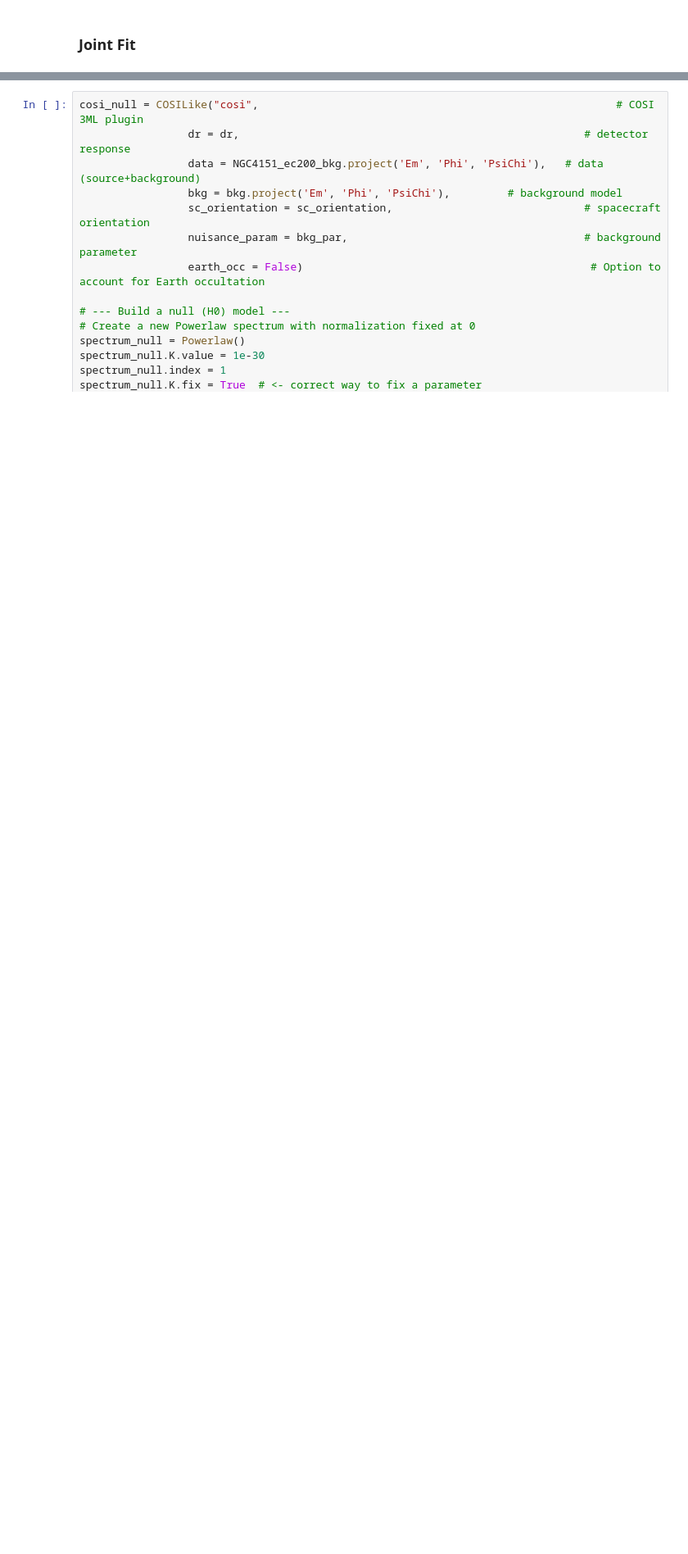
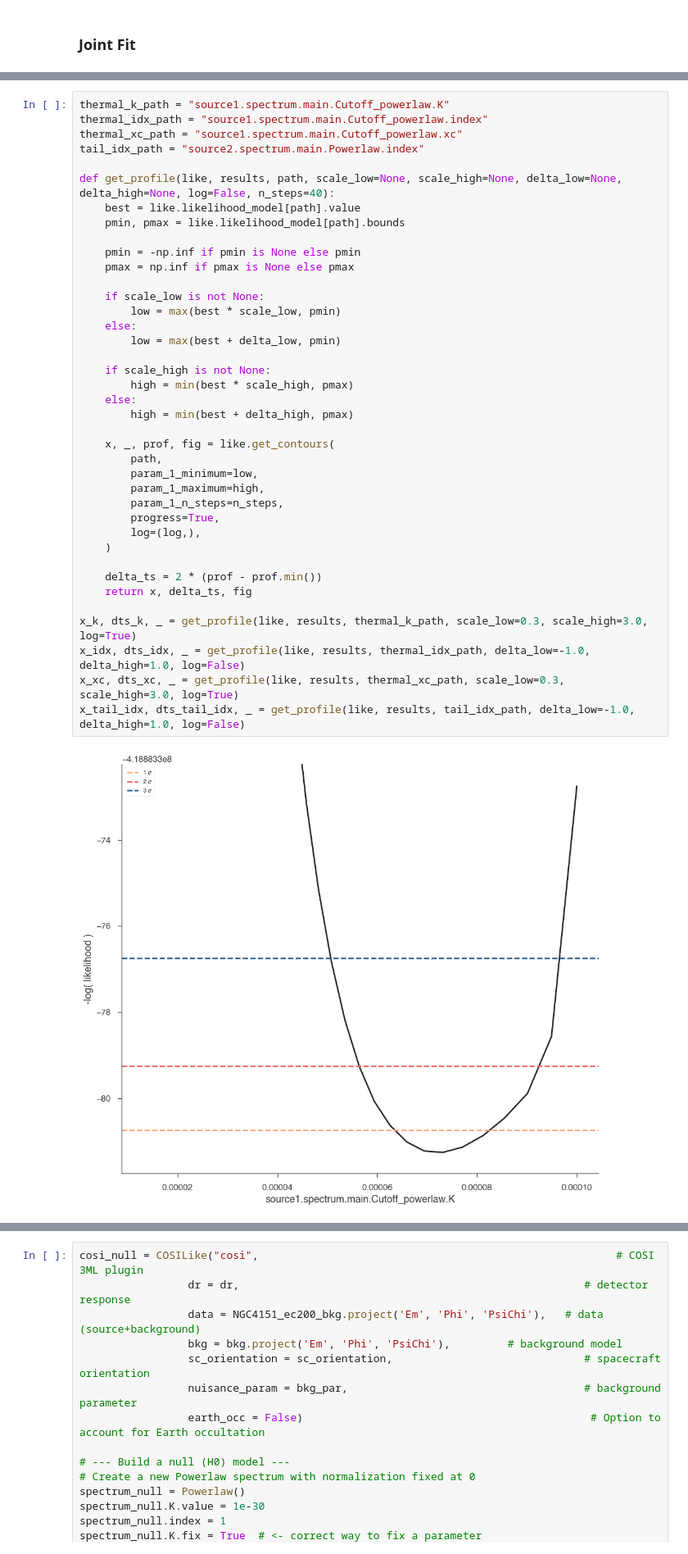
Before and after one commit to parshadkp/cosipy, a Jupyter notebook: docs/tutorials/spectral_fits/continuum_fit/AGN/AGN_Corona_Paper_Plots.ipynb, the cells around one changed output, grey strips where cells are left out. Shown at 82% size. Saved outputs shown, nothing was run; the diff lists cells and outputs as text; blank space fills up the shorter version.

```diff
--- a/docs/tutorials/spectral_fits/continuum_fit/AGN/AGN_Corona_Paper_Plots.ipynb
+++ b/docs/tutorials/spectral_fits/continuum_fit/AGN/AGN_Corona_Paper_Plots.ipynb
@@ -1207,2 +982,43 @@ Values of statistical measures:
 Adding 1e-12 to each bin of the expectation to avoid log-likelihood = -inf.
 ... (8 outputs left out)
+# %%
+thermal_k_path = "source1.spectrum.main.Cutoff_powerlaw.K"
+thermal_idx_path = "source1.spectrum.main.Cutoff_powerlaw.index"
+thermal_xc_path = "source1.spectrum.main.Cutoff_powerlaw.xc"
+tail_idx_path = "source2.spectrum.main.Powerlaw.index"
+
+def get_profile(like, results, path, scale_low=None, scale_high=None, delta_low=None, delta_high=None, log=False, n_steps=40):
+    best = like.likelihood_model[path].value
+    pmin, pmax = like.likelihood_model[path].bounds
+
+    pmin = -np.inf if pmin is None else pmin
+    pmax = np.inf if pmax is None else pmax
+
+    if scale_low is not None:
+        low = max(best * scale_low, pmin)
+    else:
+        low = max(best + delta_low, pmin)
+
+    if scale_high is not None:
+        high = min(best * scale_high, pmax)
+    else:
+        high = min(best + delta_high, pmax)
+
+    x, _, prof, fig = like.get_contours(
+        path,
+        param_1_minimum=low,
+        param_1_maximum=high,
+        param_1_n_steps=n_steps,
+        progress=True,
+        log=(log,),
+    )
+
+    delta_ts = 2 * (prof - prof.min())
+    return x, delta_ts, fig
+
+x_k, dts_k, _ = get_profile(like, results, thermal_k_path, scale_low=0.3, scale_high=3.0, log=True)
+x_idx, dts_idx, _ = get_profile(like, results, thermal_idx_path, delta_low=-1.0, delta_high=1.0, log=False)
+x_xc, dts_xc, _ = get_profile(like, results, thermal_xc_path, scale_low=0.3, scale_high=3.0, log=True)
+x_tail_idx, dts_tail_idx, _ = get_profile(like, results, tail_idx_path, delta_low=-1.0, delta_high=1.0, log=False)
+# %% [output]
+[figure, added]
```
Also changed, not shown: parts of 15 cells of this notebook.
